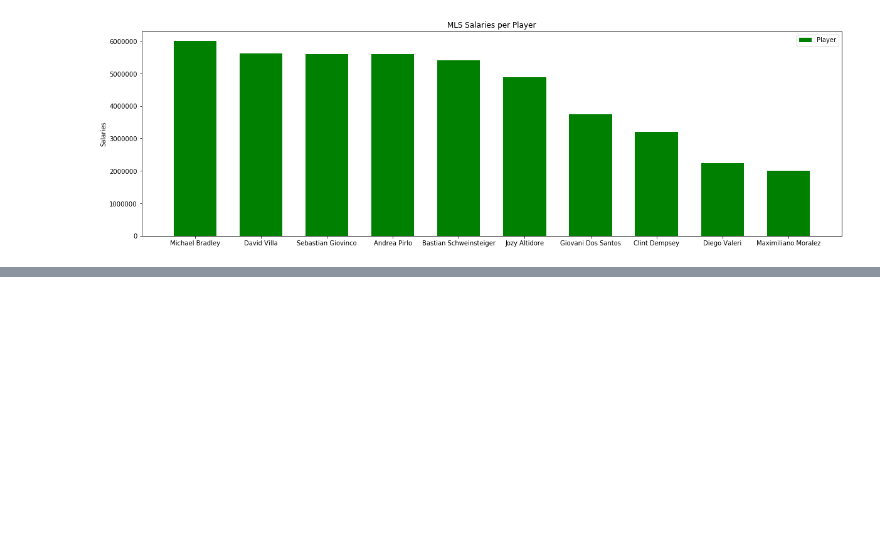
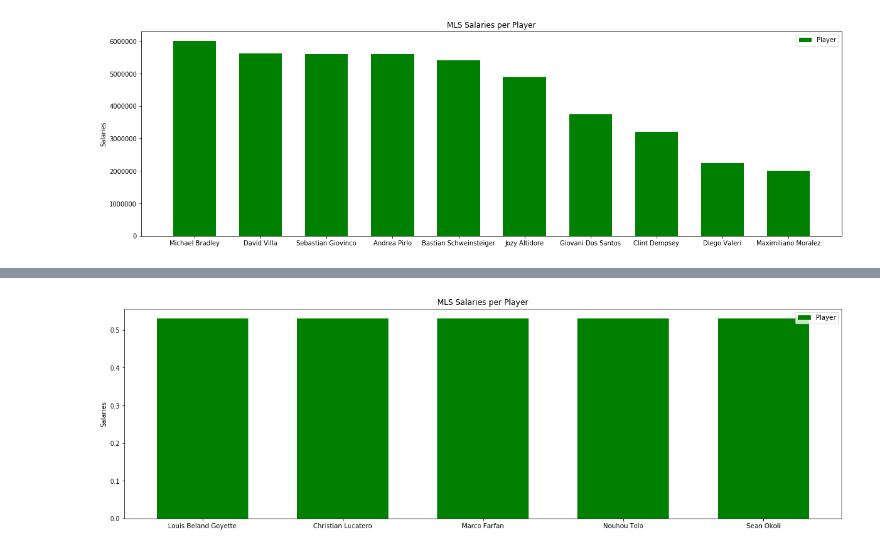
Before and after one commit to estevaoguerra19/us-soccer-salaries, a Jupyter notebook: main.ipynb, the cells around one changed output, grey strips where cells are left out. Cells and saved outputs as stored; diff of their text form; code cells hidden in the pictures; blank space fills up the shorter version.

```diff
--- a/main.ipynb
+++ b/main.ipynb
@@ -273,0 +295,17 @@ plt.show()
+# %%
+length = 0.65
+fig,ax = plt.subplots(figsize = (20,6))
+
+grafico = ax.bar(a, salaries4, length, label = 'Player', color = 'G')
+
+ax.set_title('MLS Salaries per Player')
+ax.set_ylabel('Salaries')
+
+ax.set_xticks(a)
+ax.set_xticklabels(player2)
+ax.legend()
+
+
+plt.show()
+# %% [output]
+[figure, added]
```
Also changed, not shown: parts of 8 cells of this notebook, 1 other file.
